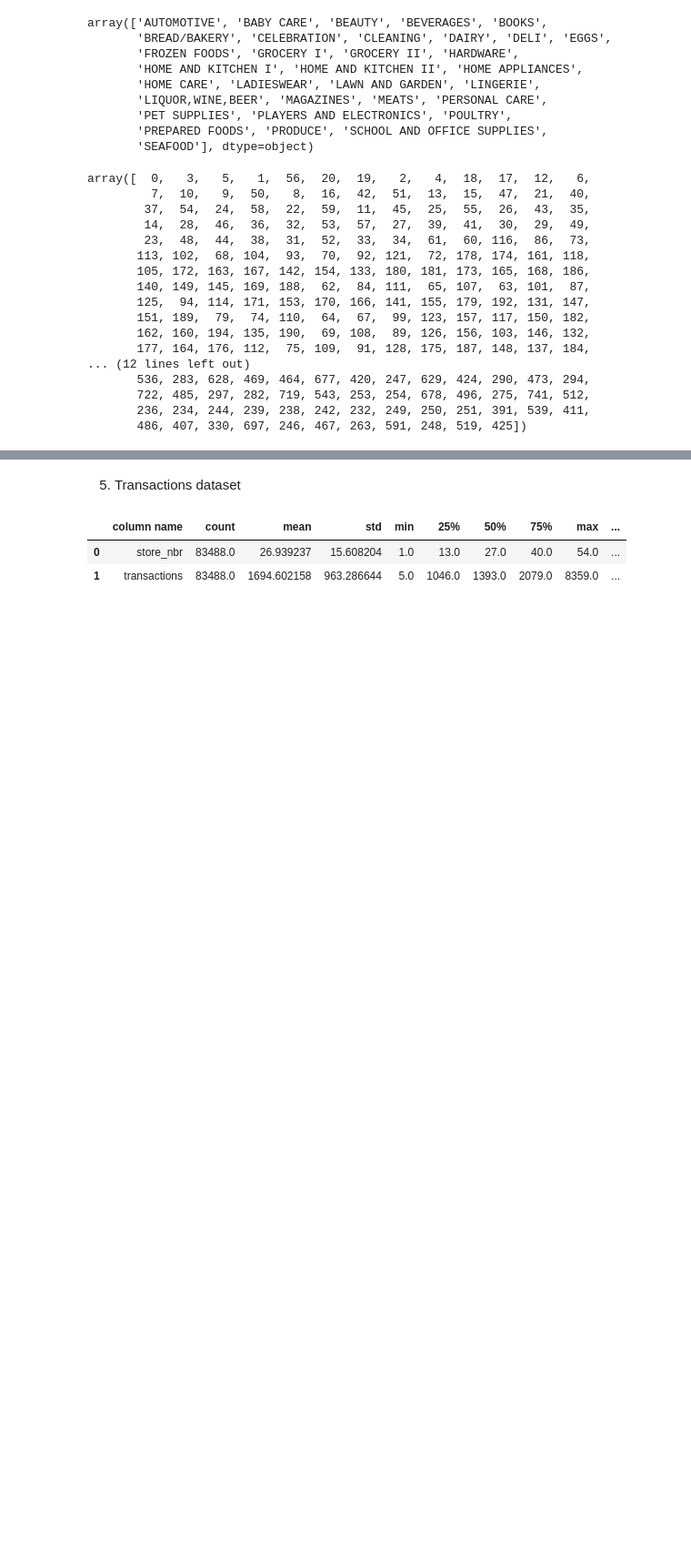
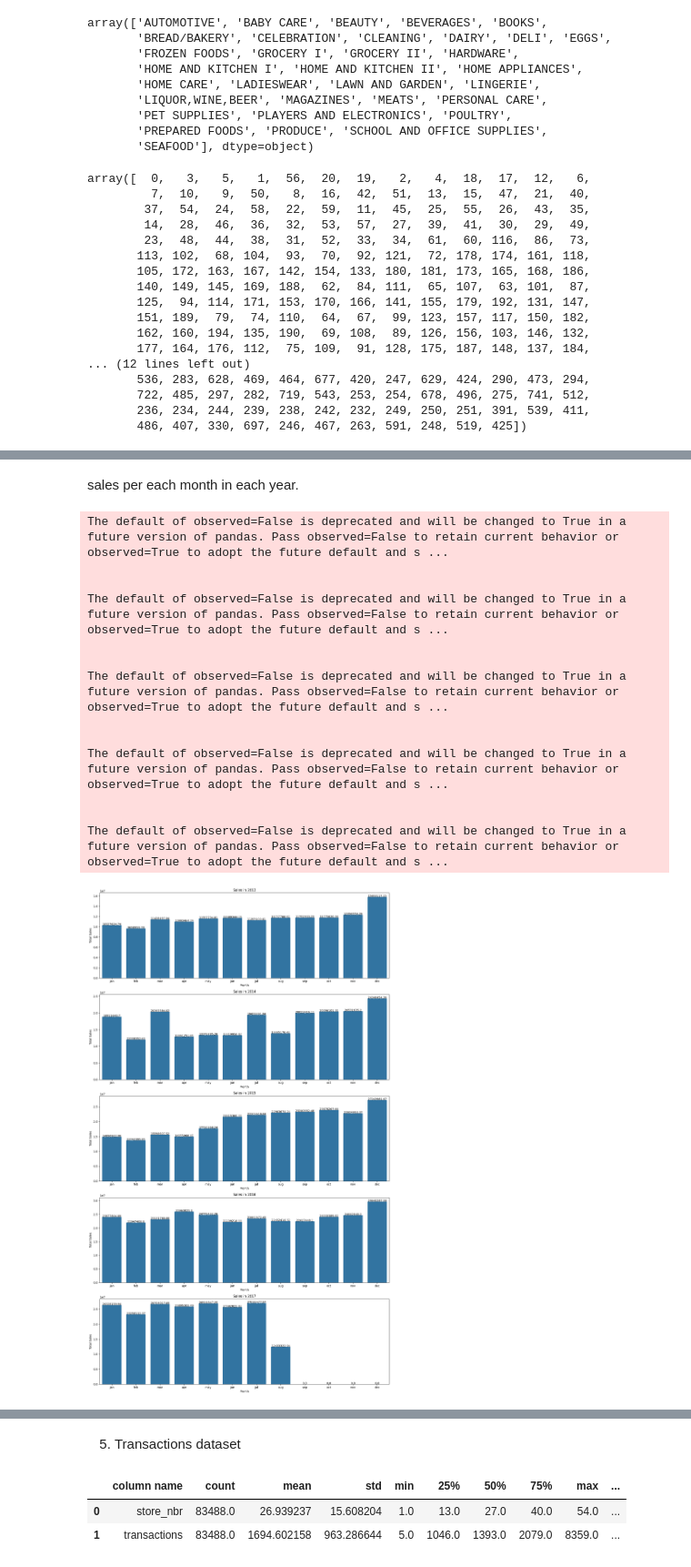
Before and after one commit to acies-udaykiran-rachamsetty/Capstone-Project, a Jupyter notebook: Notebooks/EDA.ipynb, the cells around one changed output, grey strips where cells are left out. Shown at 91% size. Cells and saved outputs as stored; diff of their text form; code cells hidden in the pictures; blank space fills up the shorter version.

```diff
--- a/Notebooks/EDA.ipynb
+++ b/Notebooks/EDA.ipynb
@@ -641,0 +688,38 @@ total_sales = train.groupby(['store_nbr'])['sales'].sum().to_frame().reset_index
+# %% [markdown]
+sales per each month in each year.
+# %%
+month_order = ['jan', 'feb', 'mar', 'apr', 'may', 'jun', 'jul', 'aug', 'sep', 'oct', 'nov', 'dec']
+train['month'] = pd.Categorical(train['month'], categories=month_order, ordered=True)
+years = list(train['year'].unique())
+n_years = len(years)
+fig, axes = plt.subplots(n_years, 1, figsize=(15, 5 * n_years))
+if n_years == 1:
+    axes = [axes]
+for i, year in enumerate(years):
+    each_year = train[train['year'] == year]
+    each_year = each_year.groupby('month')['sales'].sum().reset_index()
+
+    sns.barplot(data=each_year, x='month', y='sales', ax=axes[i])
+    axes[i].set_title(f'Sales in {year}')
+    axes[i].set_xlabel('Month')
+    axes[i].set_ylabel('Total Sales')
+    for index, row in each_year.iterrows():
+        axes[i].text(index, row['sales'], round(row['sales'], 2), color='black', ha="center")
+# Adjust layout
+plt.tight_layout()
+plt.show()
+# %% [output]
+The default of observed=False is deprecated and will be changed to True in a future version of pandas. Pass observed=False to retain current behavior or observed=True to adopt the future default and s ...
+
+
+The default of observed=False is deprecated and will be changed to True in a future version of pandas. Pass observed=False to retain current behavior or observed=True to adopt the future default and s ...
+
+
+The default of observed=False is deprecated and will be changed to True in a future version of pandas. Pass observed=False to retain current behavior or observed=True to adopt the future default and s ...
+
+
+The default of observed=False is deprecated and will be changed to True in a future version of pandas. Pass observed=False to retain current behavior or observed=True to adopt the future default and s ...
+
+
+The default of observed=False is deprecated and will be changed to True in a future version of pandas. Pass observed=False to retain current behavior or observed=True to adopt the future default and s ...
+[figure, added]
```
Also changed, not shown: parts of 46 cells of this notebook.
